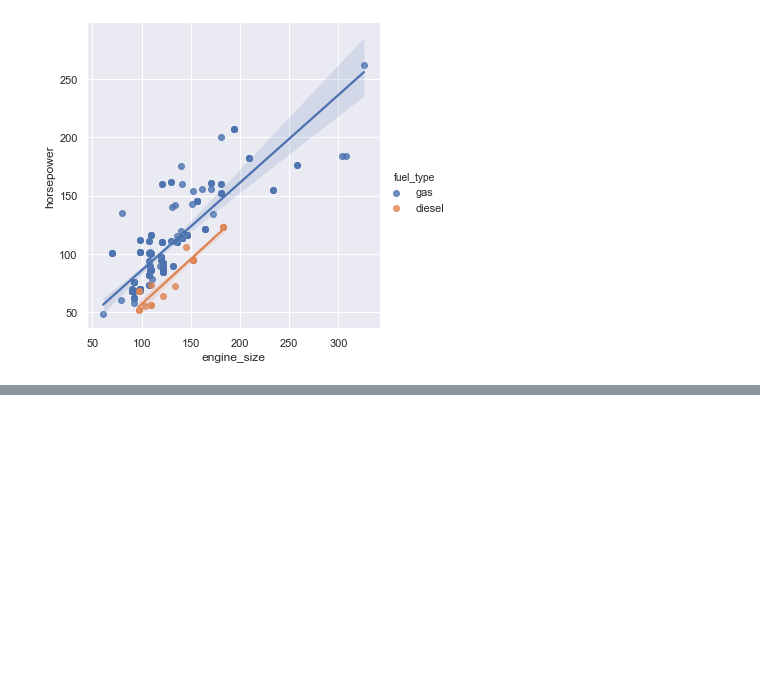
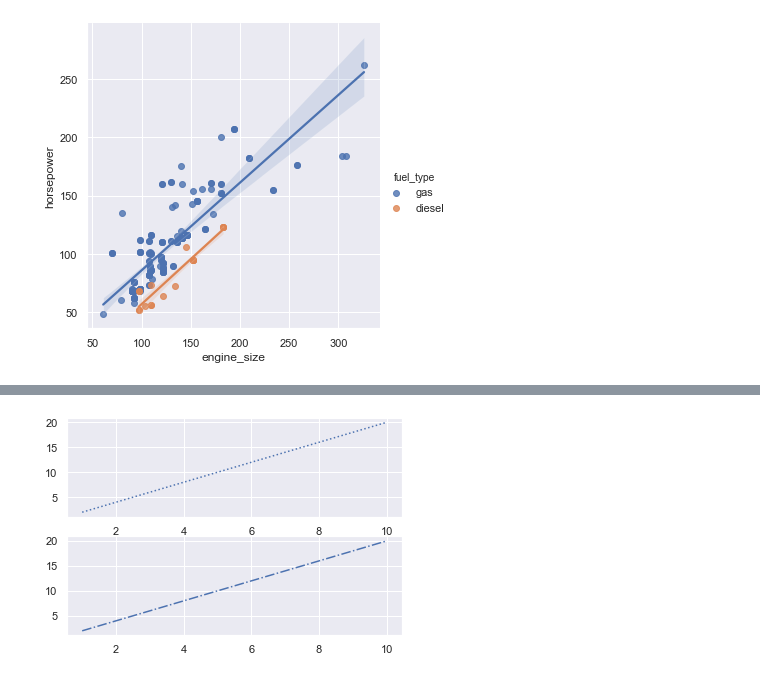
Before and after one commit to fborrasumh/greatlearning-pgp-dsba, a Jupyter notebook: Week_3_Data_Visulization_With_Python.ipynb, the cells around one changed output, grey strips where cells are left out. Drawn from its saved outputs; the diff is of its cells as text; code cells hidden in the pictures; blank space fills up the shorter version.

```diff
--- a/Week_3_Data_Visulization_With_Python.ipynb
+++ b/Week_3_Data_Visulization_With_Python.ipynb
@@ -79,0 +90,13 @@ sns.lmplot(x='engine_size',y='horsepower',hue='fuel_type',data=auto)
+# %%
+x = np.arange(1,11)
+y1 = 2 * x
+y2 = 2 * x
+plt.subplot(2,1,1)
+plt.plot(x,y1,linestyle=':')
+
+plt.subplot(2,1,2)
+plt.plot(x,y2,linestyle='-.')
+
+plt.show()
+# %% [output]
+[figure, added]
```
Also changed, not shown: parts of 5 cells of this notebook.
